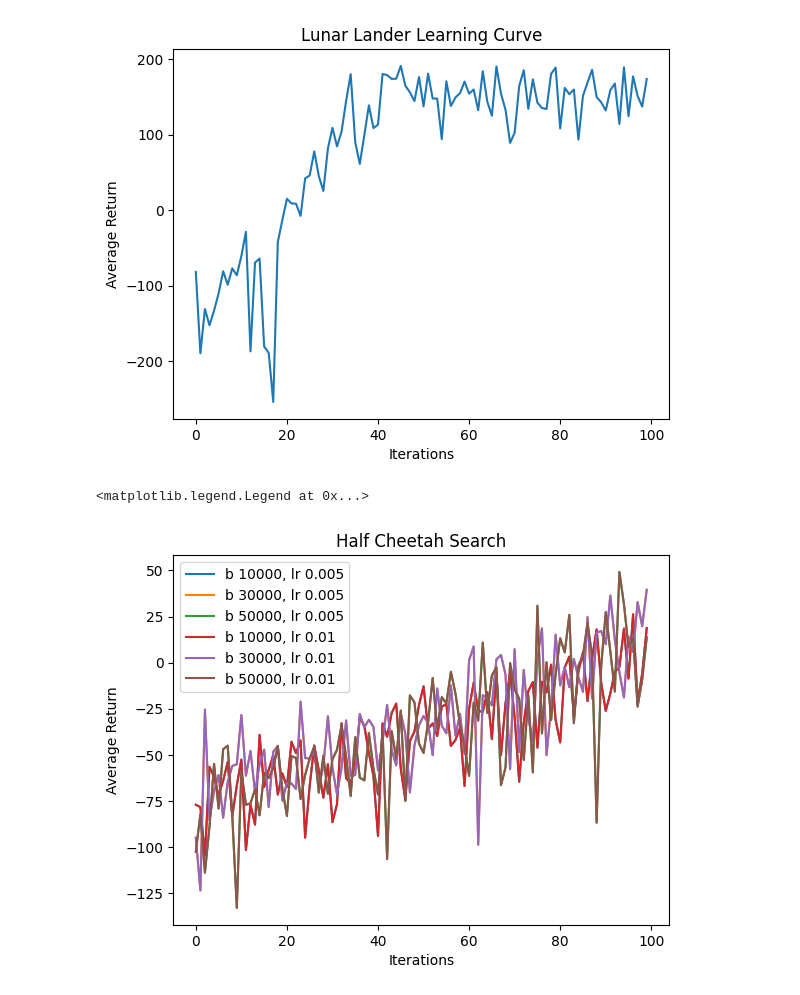
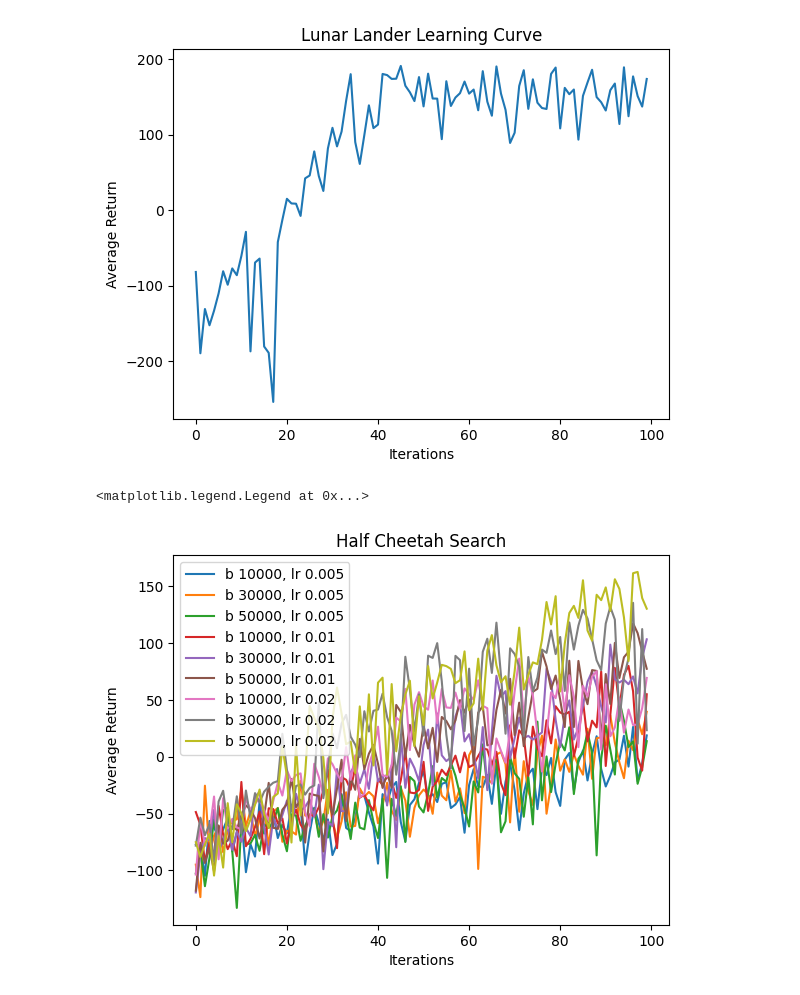
Before and after one commit to 0neDividedbyZer0/homework_fall2022, a Jupyter notebook: hw2/cs285/scripts/Plotting.ipynb, the cells around one changed output. Cells and saved outputs as stored; diff of their text form; code cells hidden in the pictures.

```diff
--- a/hw2/cs285/scripts/Plotting.ipynb
+++ b/hw2/cs285/scripts/Plotting.ipynb
@@ -110,34 +110,49 @@ i, _, b10000lr0_005, _ = get_section_results(eventfile)
 
 logdir = '../../data/q2_pg_q4_search_b30000_lr0.005_rtg_nnbaseline_HalfCheetah-v4_21-09-2022_08-56-41/events*'
 eventfile = glob.glob(logdir)[0]
 i, _, b30000lr0_005, _ = get_section_results(eventfile)
 
 logdir = '../../data/q2_pg_q4_search_b50000_lr0.005_rtg_nnbaseline_HalfCheetah-v4_21-09-2022_09-57-48/events*'
 eventfile = glob.glob(logdir)[0]
 i, _, b50000lr0_005, _ = get_section_results(eventfile)
 
 logdir = '../../data/q2_pg_q4_search_b10000_lr0.01_rtg_nnbaseline_HalfCheetah-v4_21-09-2022_12-20-22/events*'
 eventfile = glob.glob(logdir)[0]
 i, _, b10000lr0_01, _ = get_section_results(eventfile)
 
 logdir = '../../data/q2_pg_q4_search_b30000_lr0.01_rtg_nnbaseline_HalfCheetah-v4_21-09-2022_12-45-58/events*'
 eventfile = glob.glob(logdir)[0]
 i, _, b30000lr0_01, _ = get_section_results(eventfile)
 
 logdir = '../../data/q2_pg_q4_search_b50000_lr0.01_rtg_nnbaseline_HalfCheetah-v4_21-09-2022_13-50-27/events*'
 eventfile = glob.glob(logdir)[0]
 i, _, b50000lr0_01, _ = get_section_results(eventfile)
 
+logdir = '../../data/q2_pg_q4_search_b10000_lr0.02_rtg_nnbaseline_HalfCheetah-v4_21-09-2022_15-33-37/events*'
+eventfile = glob.glob(logdir)[0]
+i, _, b10000lr0_02, _ = get_section_results(eventfile)
+
+logdir = '../../data/q2_pg_q4_search_b30000_lr0.02_rtg_nnbaseline_HalfCheetah-v4_21-09-2022_15-59-55/events*'
+eventfile = glob.glob(logdir)[0]
+i, _, b30000lr0_02, _ = get_section_results(eventfile)
+
+logdir = '../../data/q2_pg_q4_search_b50000_lr0.02_rtg_nnbaseline_HalfCheetah-v4_21-09-2022_16-58-03/events*'
+eventfile = glob.glob(logdir)[0]
+i, _, b50000lr0_02, _ = get_section_results(eventfile)
+
 plt.plot(i, b10000lr0_005, label='b 10000, lr 0.005')
 plt.plot(i, b30000lr0_005, label='b 30000, lr 0.005')
 plt.plot(i, b50000lr0_005, label='b 50000, lr 0.005')
-plt.plot(i, b10000lr0_005, label='b 10000, lr 0.01')
-plt.plot(i, b30000lr0_005, label='b 30000, lr 0.01')
-plt.plot(i, b50000lr0_005, label='b 50000, lr 0.01')
+plt.plot(i, b10000lr0_01, label='b 10000, lr 0.01')
+plt.plot(i, b30000lr0_01, label='b 30000, lr 0.01')
+plt.plot(i, b50000lr0_01, label='b 50000, lr 0.01')
+plt.plot(i, b10000lr0_02, label='b 10000, lr 0.02')
+plt.plot(i, b30000lr0_02, label='b 30000, lr 0.02')
+plt.plot(i, b50000lr0_02, label='b 50000, lr 0.02')
 plt.title("Half Cheetah Search")
 plt.xlabel("Iterations")
 plt.ylabel("Average Return")
 plt.legend()
 # %% [output]
 <matplotlib.legend.Legend at 0x...>
-[figure, old version]
+[figure, new version]
```
Also changed, not shown: parts of 1 cell of this notebook, 5 other files.
